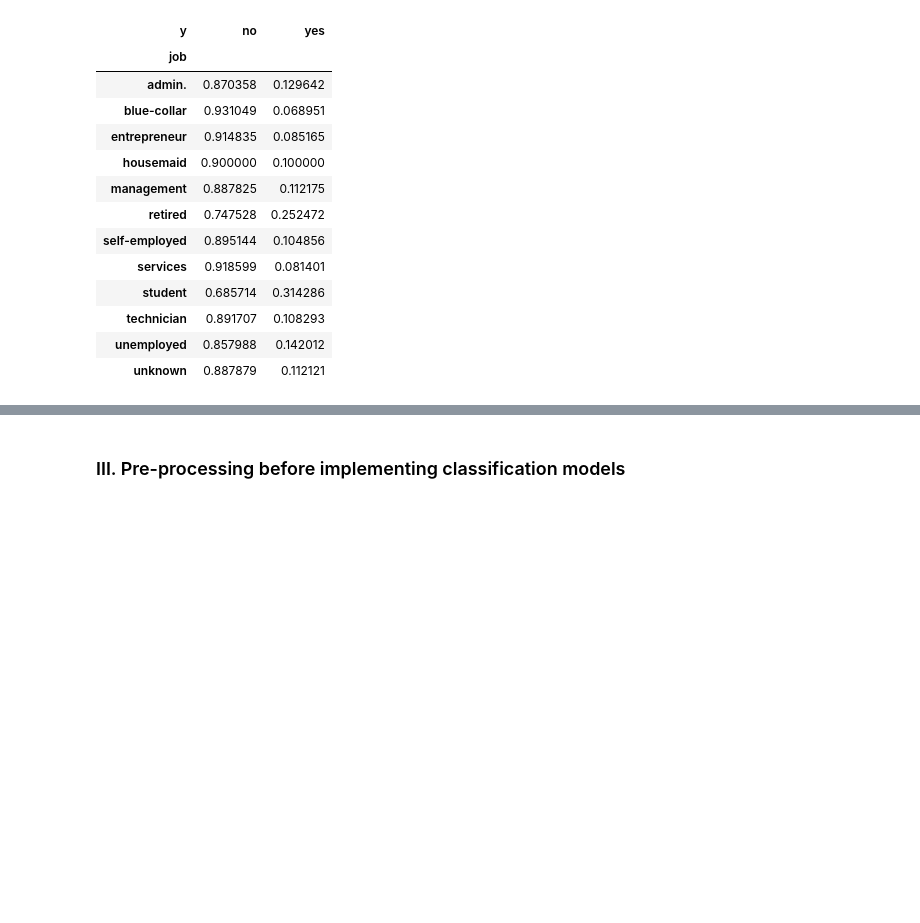
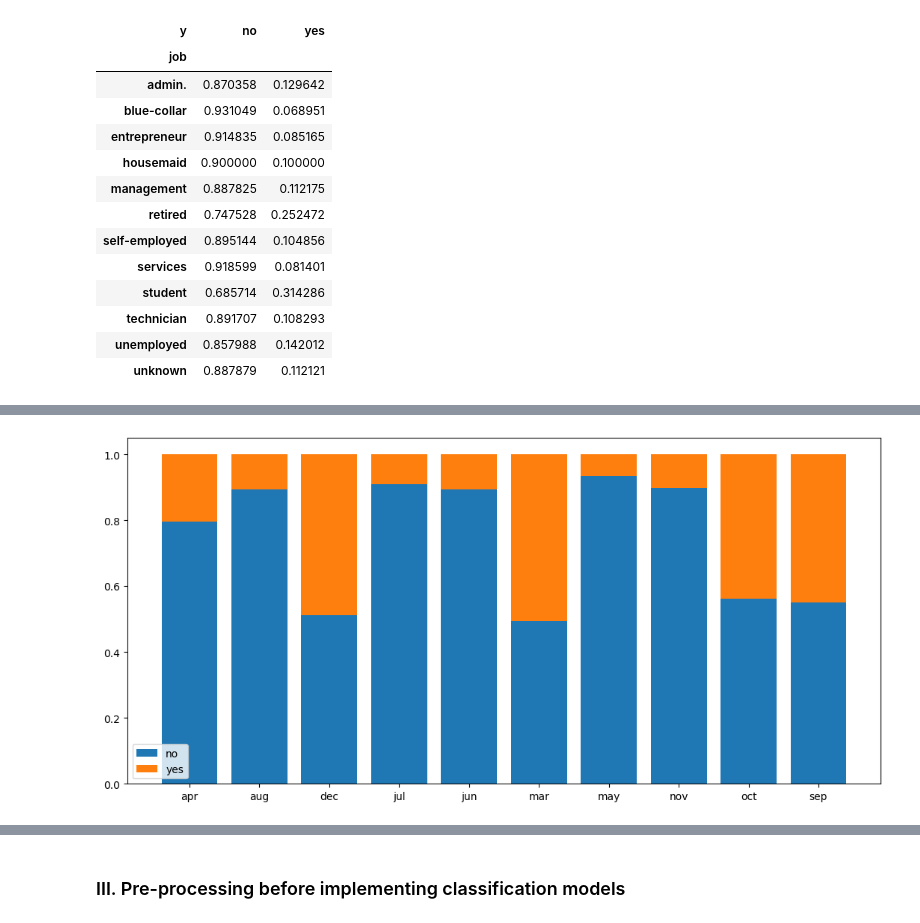
Before and after one commit to thaianle/bank-marketing, a Jupyter notebook: bank-marketing.ipynb, the cells around one changed output, grey strips where cells are left out. Saved outputs shown, nothing was run; the diff lists cells and outputs as text; code cells hidden in the pictures; blank space fills up the shorter version.

```diff
--- a/bank-marketing.ipynb
+++ b/bank-marketing.ipynb
@@ -427,0 +453,16 @@ ax.legend(loc = 'lower left')
+# %%
+def stacked_bar_100_percent(var, fig, ax):
+    new_df = bank_marketing[[var, 'y']].groupby(var).value_counts(normalize = True).unstack('y')
+
+    bottom = np.zeros(new_df.shape[0])
+
+    for category, proportion in new_df.items():
+        p = ax.bar(x = new_df.index, height = proportion, label = category, bottom = bottom)
+        bottom += proportion
+
+    ax.legend(loc = 'lower left')
+# %%
+fig, ax = plt.subplots(figsize = (13, 6))
+stacked_bar_100_percent('month', fig, ax)
+# %% [output]
+[figure, added]
```
Also changed, not shown: parts of 13 cells of this notebook, 3 other files.
